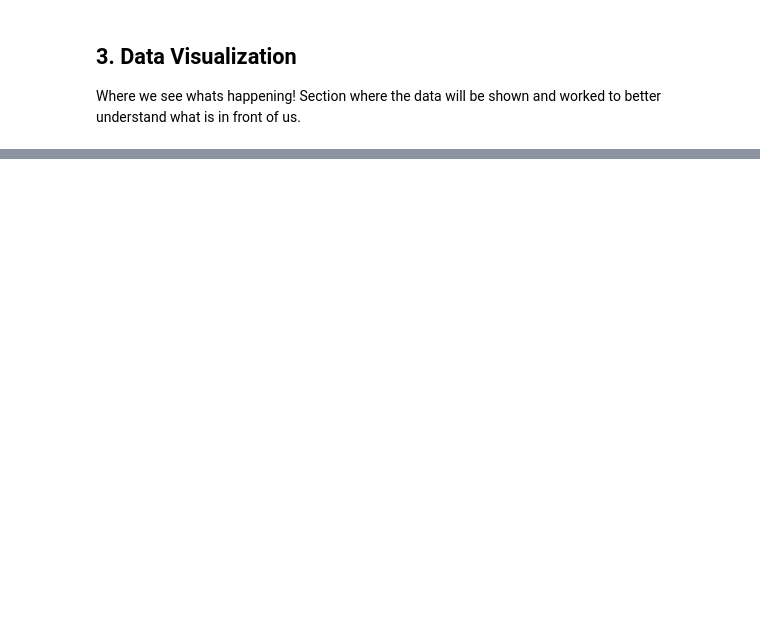
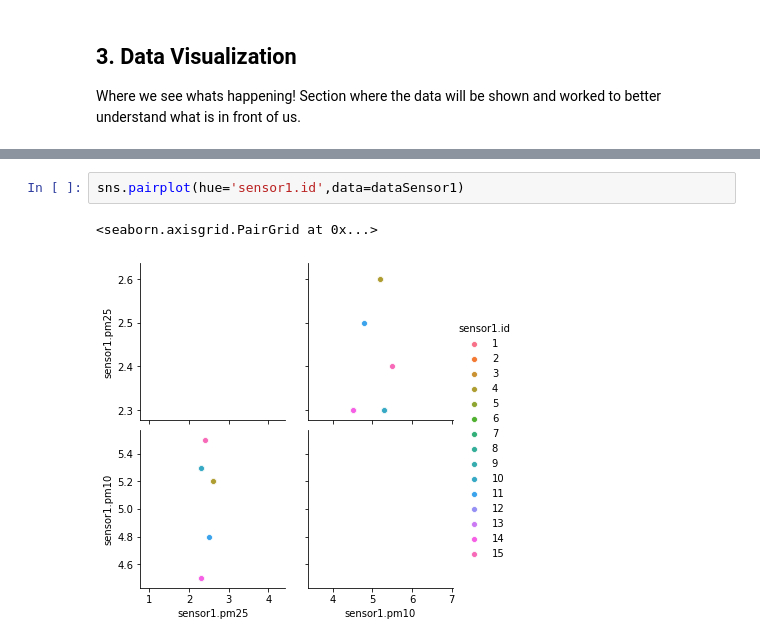
Before and after one commit to tiago-fontes/PEI, a Jupyter notebook: AlertAI/DataVisualization.ipynb, the cells around one changed output, grey strips where cells are left out. Saved outputs shown, nothing was run; the diff lists cells and outputs as text; blank space fills up the shorter version.

```diff
--- a/AlertAI/DataVisualization.ipynb
+++ b/AlertAI/DataVisualization.ipynb
@@ -21,0 +64,5 @@ Section where the data will be shown and worked to better understand what is in
+# %%
+sns.pairplot(hue='sensor1.id',data=dataSensor1)
+# %% [output]
+<seaborn.axisgrid.PairGrid at 0x...>
+[figure, added]
```
Also changed, not shown: parts of 8 cells of this notebook.
